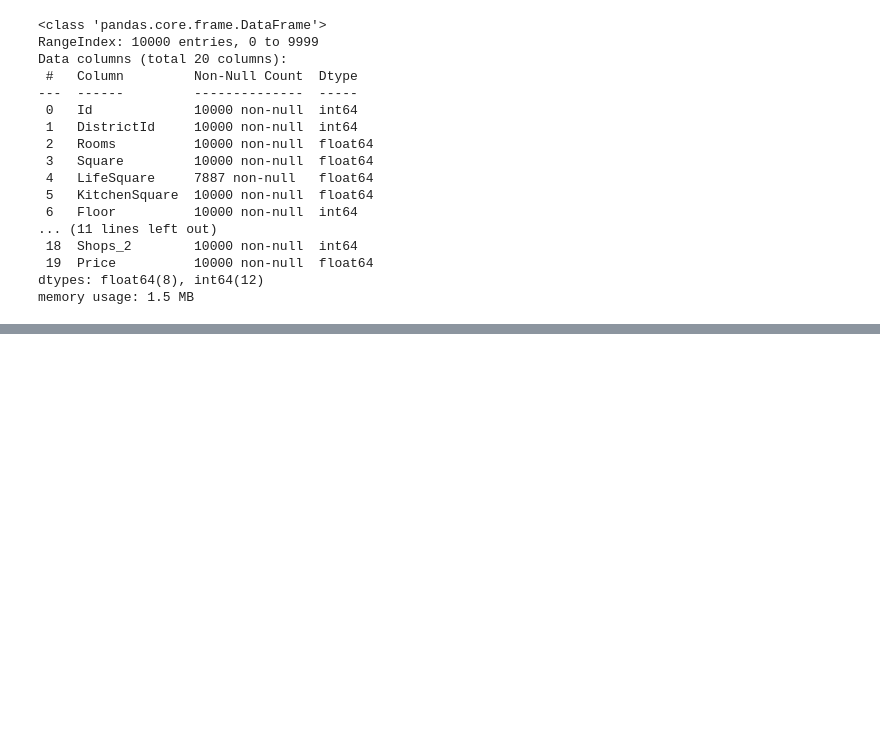
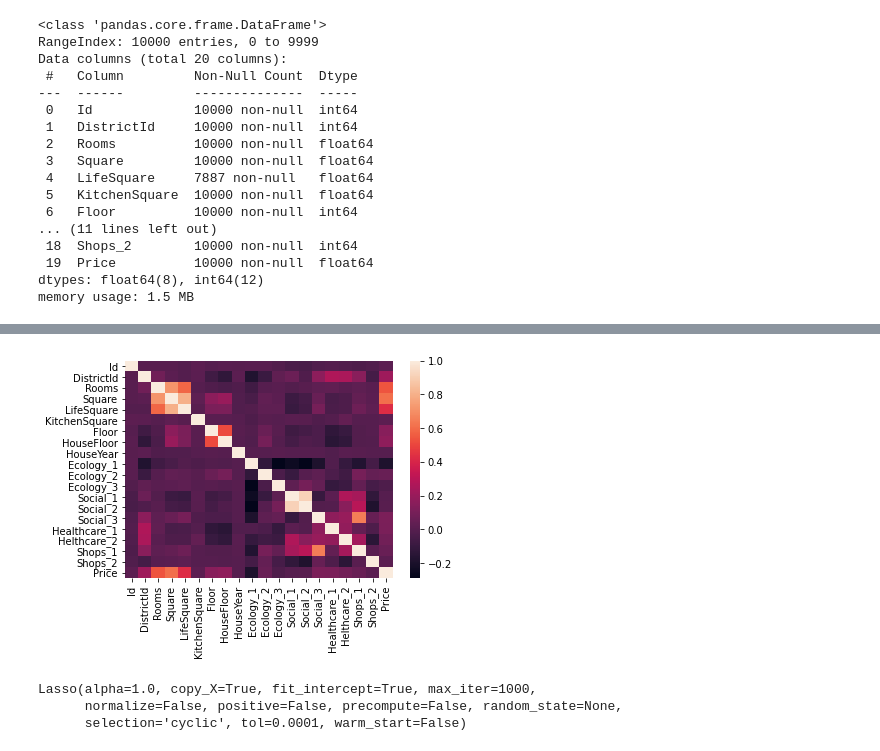
Before and after one commit to vinalyan/pytonDS, a Jupyter notebook: Kozhemyakin_Vitaliy_Kurs_PythonDS.ipynb, the cells around one changed output, grey strips where cells are left out. Drawn from its saved outputs; the diff is of its cells as text; code cells hidden in the pictures; blank space fills up the shorter version.

```diff
--- a/Kozhemyakin_Vitaliy_Kurs_PythonDS.ipynb
+++ b/Kozhemyakin_Vitaliy_Kurs_PythonDS.ipynb
@@ -87,0 +219,4 @@ memory usage: 1.5 MB
+# %%
+df_1 = df[df.LifeSquare.isna() == False]
+# %%
+df_1 = df_1[df.Healthcare_1.isna() == False]
@@ -87,0 +239,4 @@ memory usage: 1.5 MB
+# %%
+sns.heatmap(df_1.corr());
+# %% [output]
+[figure, added]
@@ -87,0 +248,19 @@ memory usage: 1.5 MB
+# %%
+from sklearn.linear_model import LinearRegression, Ridge, Lasso
+#линейная регрессия
+
+model_lr = LinearRegression().fit(X_train, y_train)
+
+#L2 регуляризация
+model_rige = Ridge(alpha=1.0)
+model_rige.fit(X_train, y_train)
+
+#L1 - регуляризация
+model_lasso = Lasso(alpha=1.0)
+model_lasso.fit(X_train, y_train)
+
+#Деревья
+# %% [output]
+Lasso(alpha=1.0, copy_X=True, fit_intercept=True, max_iter=1000,
+      normalize=False, positive=False, precompute=False, random_state=None,
+      selection='cyclic', tol=0.0001, warm_start=False)
```
Also changed, not shown: parts of 25 cells of this notebook.
